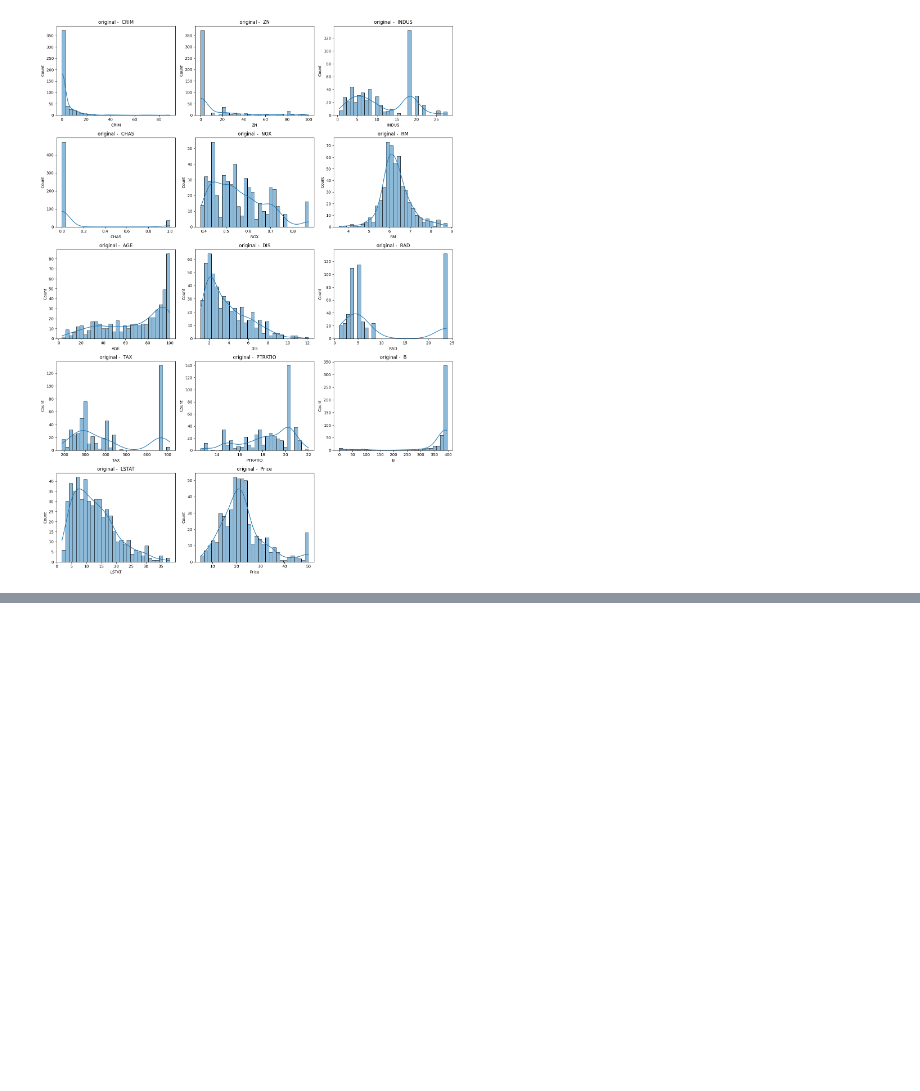
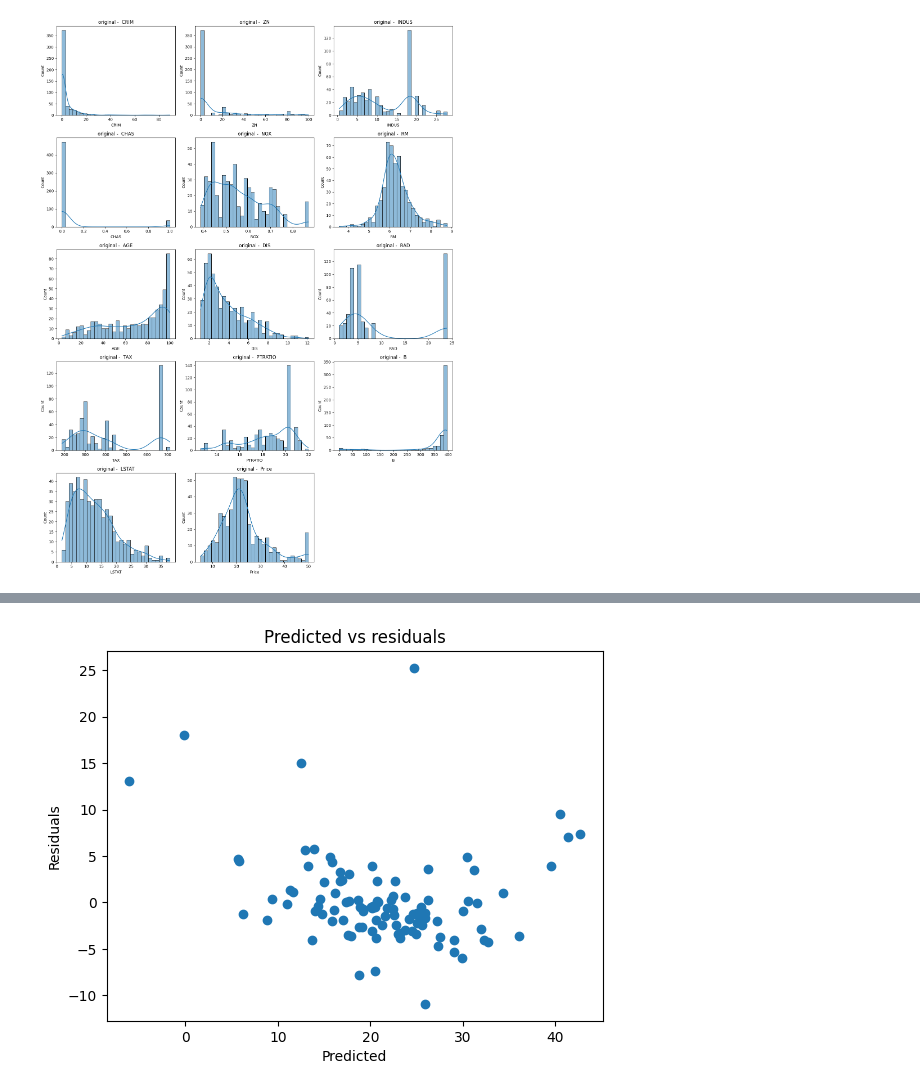
Before and after one commit to lephgvu/end-to-end-ml, a Jupyter notebook: notebook/linear_ml.ipynb, the cells around one changed output, grey strips where cells are left out. Cells and saved outputs as stored; diff of their text form; code cells hidden in the pictures; blank space fills up the shorter version.

```diff
--- a/notebook/linear_ml.ipynb
+++ b/notebook/linear_ml.ipynb
@@ -155,0 +280,9 @@ plot_all_hist(df, title_prefix='original - ')
+# %%
+# Checking residuals
+plt.scatter(y_pred,y_test-y_pred)
+plt.title("Predicted vs residuals")
+plt.xlabel("Predicted")
+plt.ylabel("Residuals")
+plt.show()
+# %% [output]
+[figure, added]
```
Also changed, not shown: parts of 39 cells of this notebook.
